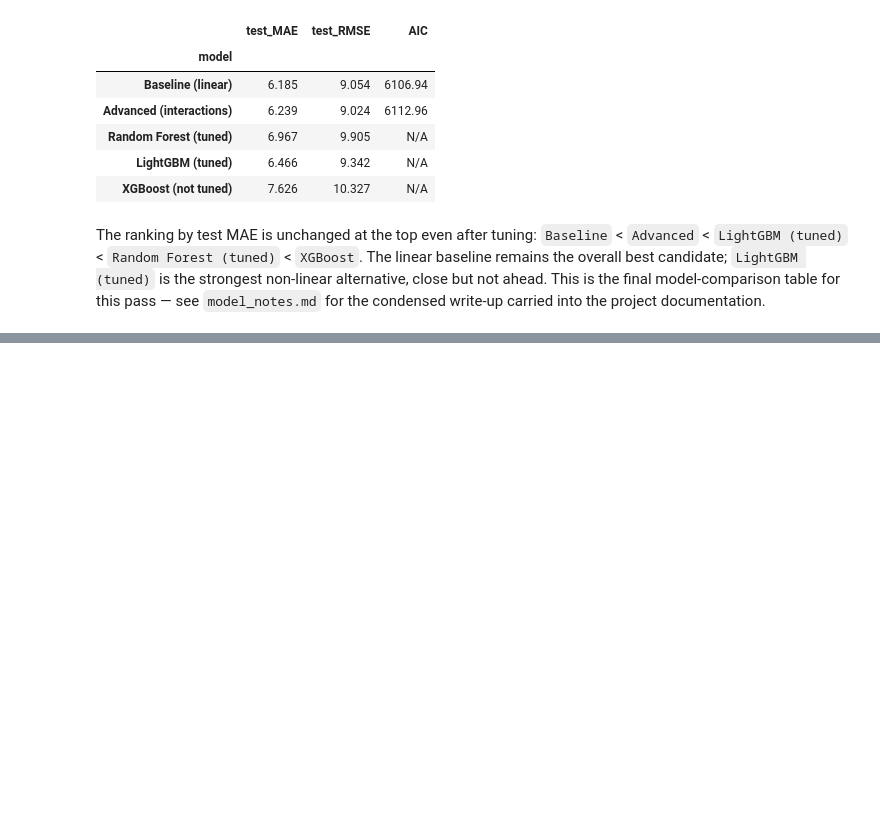
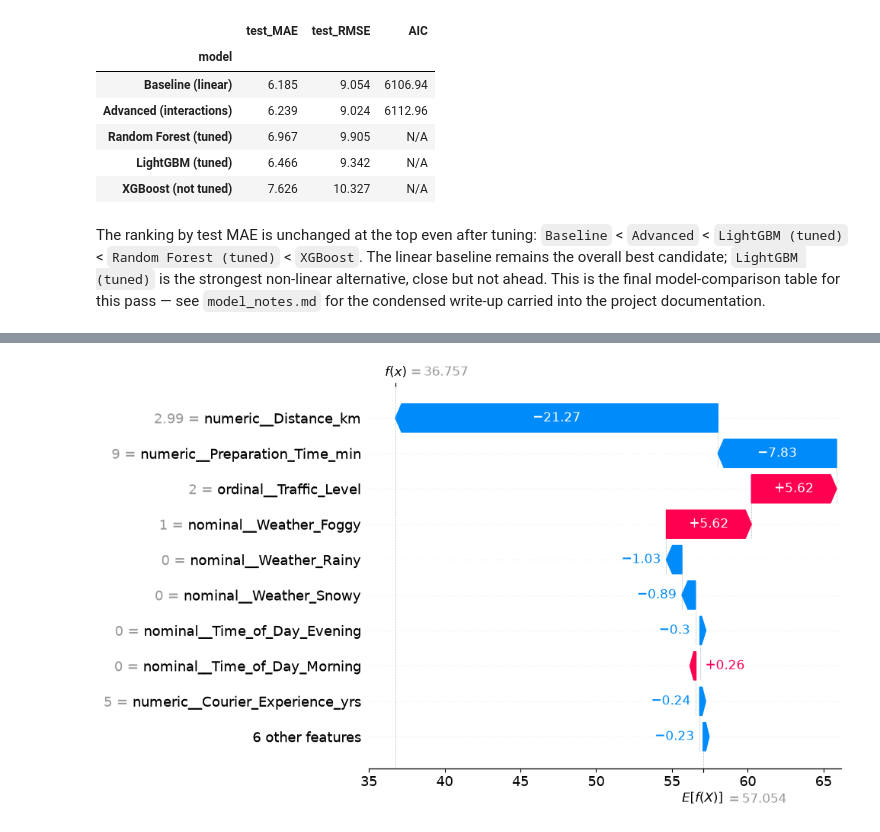
Before and after one commit to felo9015/food_delivery_time_prediction, a Jupyter notebook: notebooks/model_exploration.ipynb, the cells around one changed output, grey strips where cells are left out. Drawn from its saved outputs; the diff is of its cells as text; code cells hidden in the pictures; blank space fills up the shorter version.

```diff
--- a/notebooks/model_exploration.ipynb
+++ b/notebooks/model_exploration.ipynb
@@ -762,0 +863,4 @@ The ranking by test MAE is unchanged at the top even after tuning: `Baseline` <
+# %%
+shap.plots.waterfall(shap_values[8])
+# %% [output]
+[figure, added]
```
Also changed, not shown: parts of 16 cells of this notebook, 4 other files.
